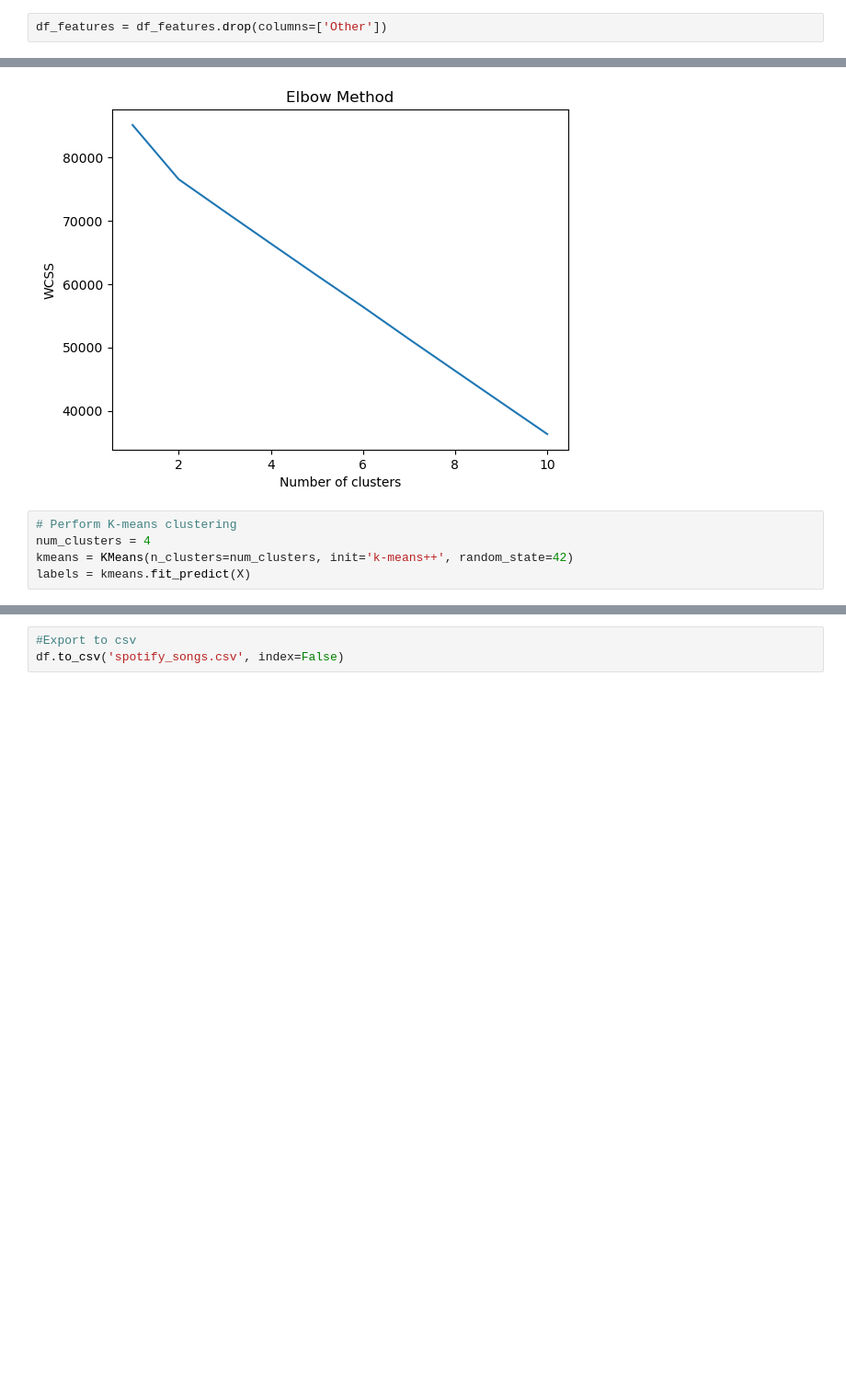
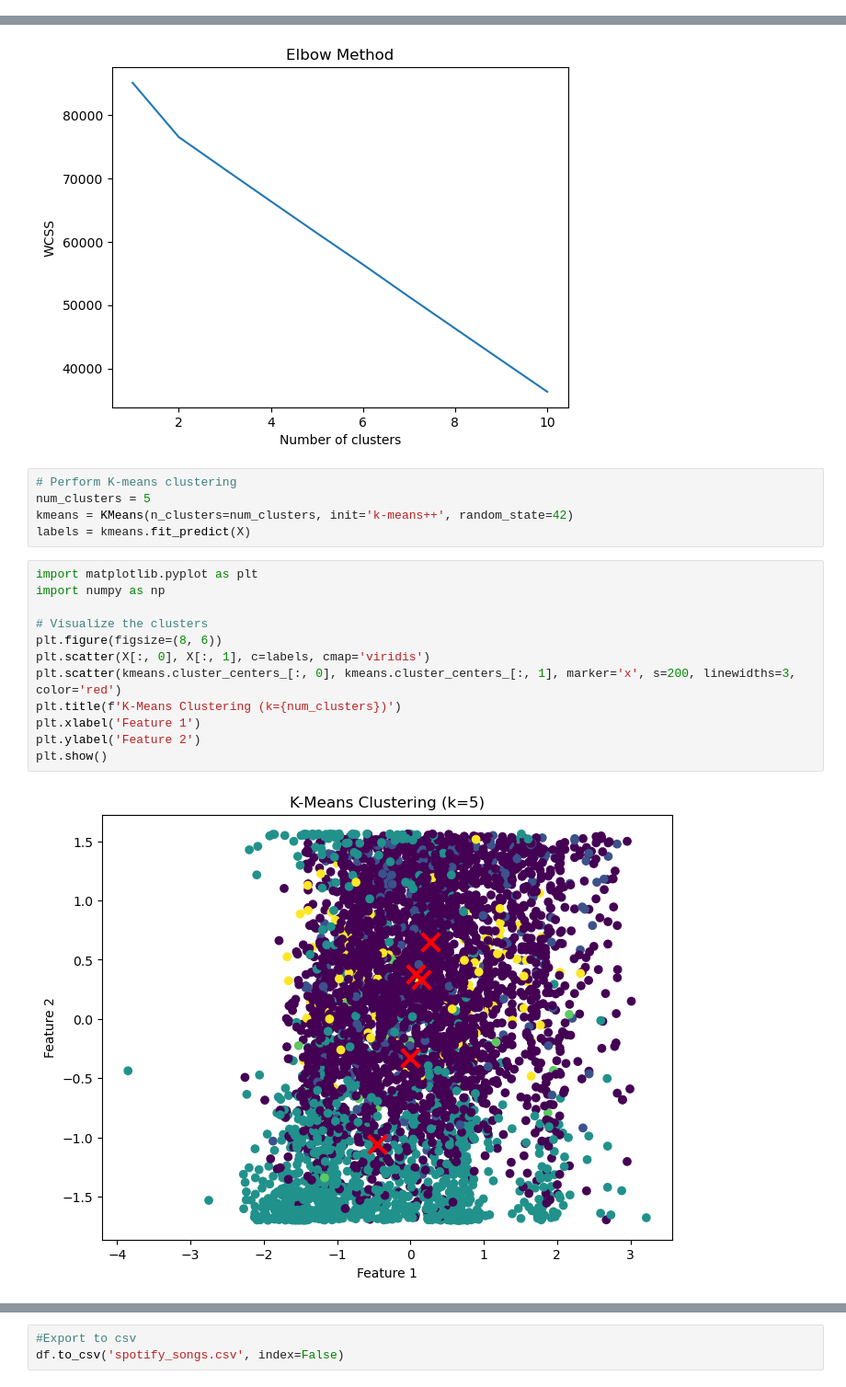
Before and after one commit to annaapisarek/song-recommender, a Jupyter notebook: K-means_clustering.ipynb, the cells around one changed output, grey strips where cells are left out. Shown at 92% size. Drawn from its saved outputs; the diff is of its cells as text; blank space fills up the shorter version.

Commit message:
Improved k-means clustering and visualisations

```diff
--- a/K-means_clustering.ipynb
+++ b/K-means_clustering.ipynb
@@ -63,5 +77,3 @@ KeyError: "['popularity', 'valence'] not found in axis"
-# %%
-df_features = df_features.drop(columns=['Other'])
 # %%
 # Standardize the feature values
 scaler = StandardScaler()
@@ -85,6 +97,20 @@ plt.show()
 [figure]
 # %%
 # Perform K-means clustering
-num_clusters = 4
+num_clusters = 5
 kmeans = KMeans(n_clusters=num_clusters, init='k-means++', random_state=42)
 labels = kmeans.fit_predict(X)
+# %%
+import matplotlib.pyplot as plt
+import numpy as np
+
+# Visualize the clusters
+plt.figure(figsize=(8, 6))
+plt.scatter(X[:, 0], X[:, 1], c=labels, cmap='viridis')
+plt.scatter(kmeans.cluster_centers_[:, 0], kmeans.cluster_centers_[:, 1], marker='x', s=200, linewidths=3, color='red')
+plt.title(f'K-Means Clustering (k={num_clusters})')
+plt.xlabel('Feature 1')
+plt.ylabel('Feature 2')
+plt.show()
+# %% [output]
+[figure, added]
```
Also changed, not shown: parts of 9 cells of this notebook, 2 other files.
